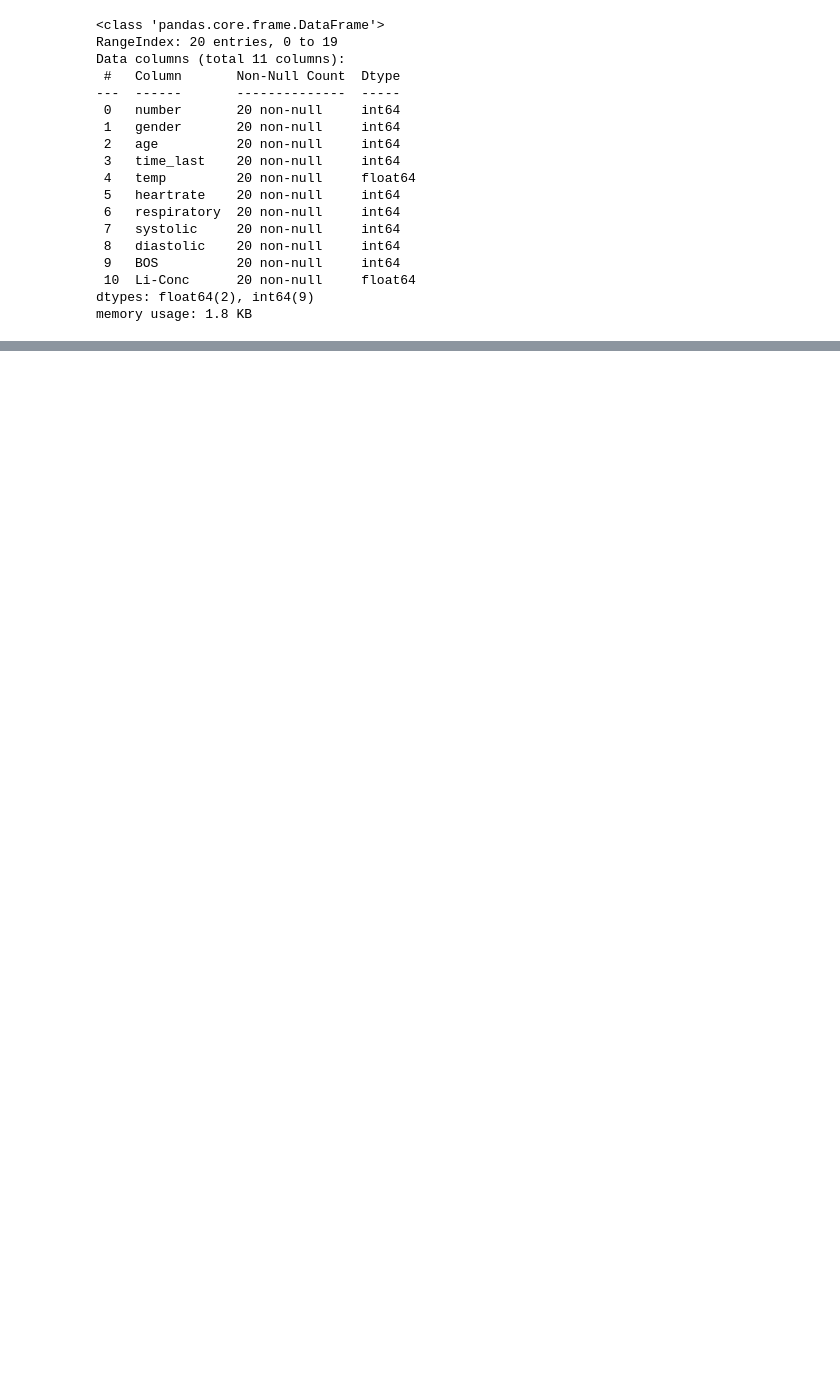
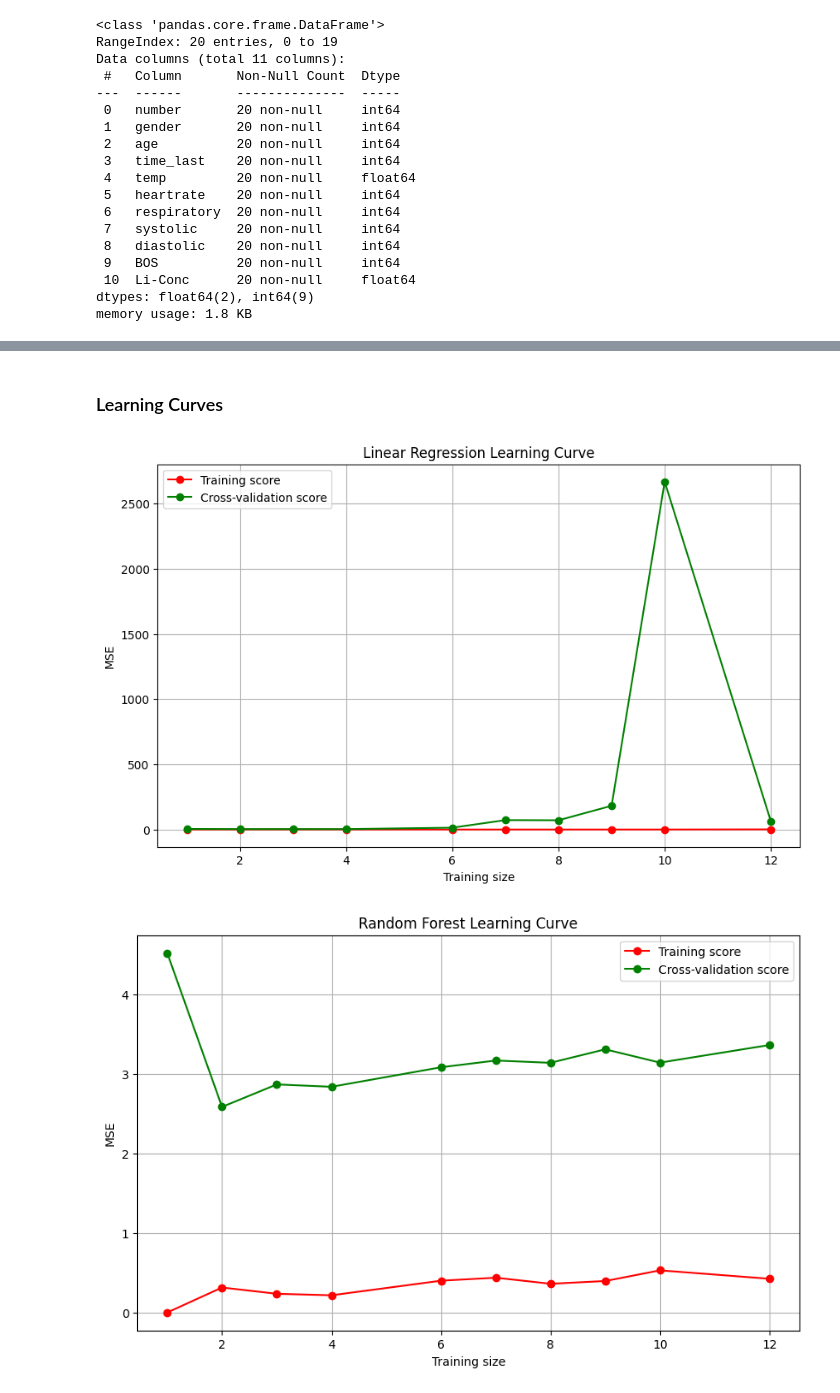
Before and after one commit to CMA-Projects/Machine-Learning-Lithium-Carbonate-in-Blood, a Jupyter notebook: Analysis/20_Sample_Data_Analysis.ipynb, the cells around one changed output, grey strips where cells are left out. Saved outputs shown, nothing was run; the diff lists cells and outputs as text; code cells hidden in the pictures; blank space fills up the shorter version.

```diff
--- a/Analysis/20_Sample_Data_Analysis.ipynb
+++ b/Analysis/20_Sample_Data_Analysis.ipynb
@@ -169,0 +78,16 @@ plt.show()
+# %%
+# Initilize different bacic machine learning models
+model_linear = LinearRegression()
+model_rf = RandomForestRegressor()
+model_svr = SVR()
+model_knn = KNeighborsRegressor(n_neighbors = 2)
+model_gb = GradientBoostingRegressor()
+model_dt = DecisionTreeRegressor()
+
+# Train the models
+model_linear.fit(X_train, y_train)
+model_rf.fit(X_train, y_train)
+model_svr.fit(X_train, y_train)
+model_knn.fit(X_train, y_train)
+model_gb.fit(X_train, y_train)
+model_dt.fit(X_train, y_train)
@@ -169,0 +295,13 @@ plt.show()
+# %% [markdown]
+### Learning Curves
+# %%
+# Plot learning curves for each model
+plot_learning_curve(model_linear, X_train, y_train, title="Linear Regression Learning Curve")
+plot_learning_curve(model_rf, X_train, y_train, title="Random Forest Learning Curve")
+plot_learning_curve(model_svr, X_train, y_train, title="Support Vector Regressor Learning Curve")
+plot_learning_curve(model_knn, X_train, y_train, title="K-Nearest Neighbors Learning Curve")
+plot_learning_curve(model_gb, X_train, y_train, title="Gradient Boosting Learning Curve")
+plot_learning_curve(model_dt, X_train, y_train, title="Decision Tree Learning Curve")
+# %% [output]
+[figure, added]
+[figure, added]
```
Also changed, not shown: parts of 50 cells of this notebook, 1 other file.
